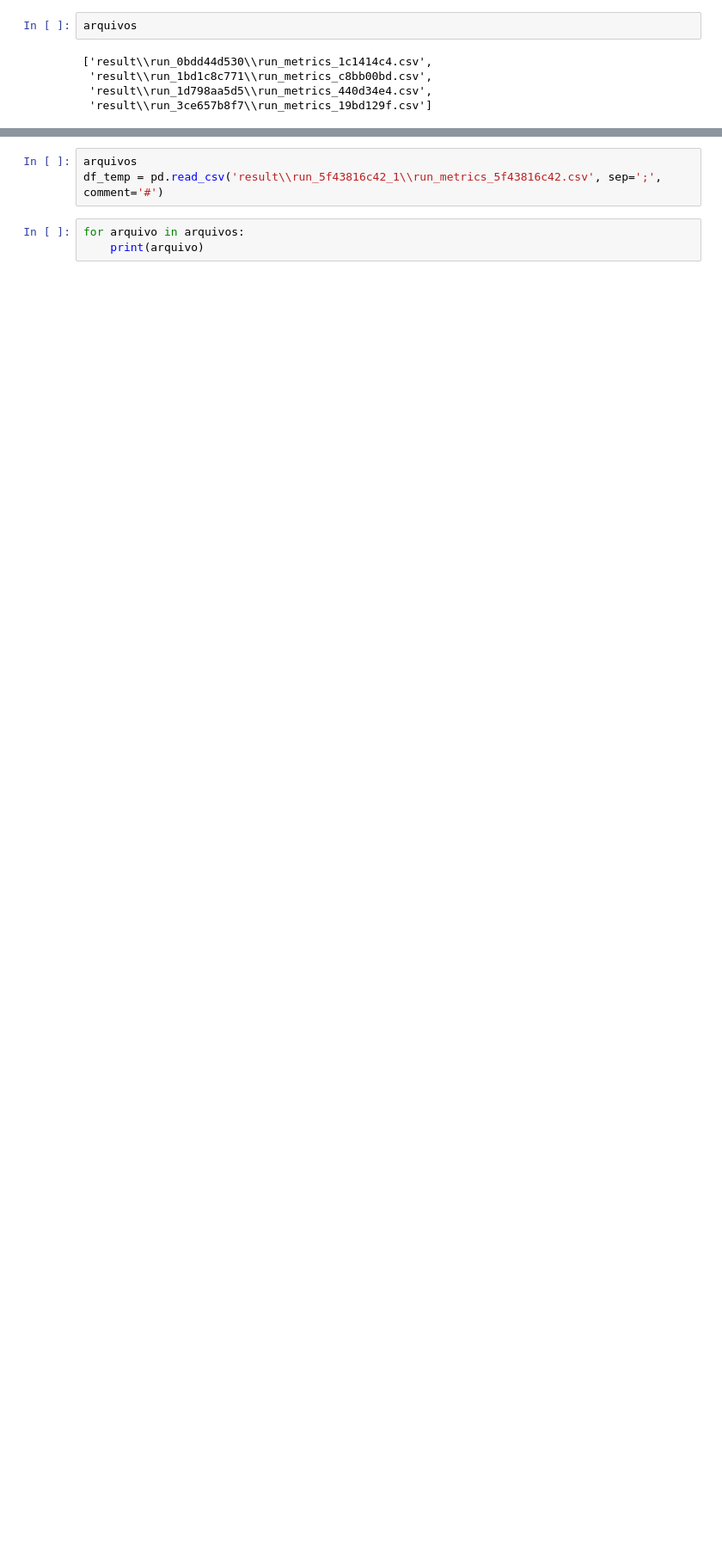
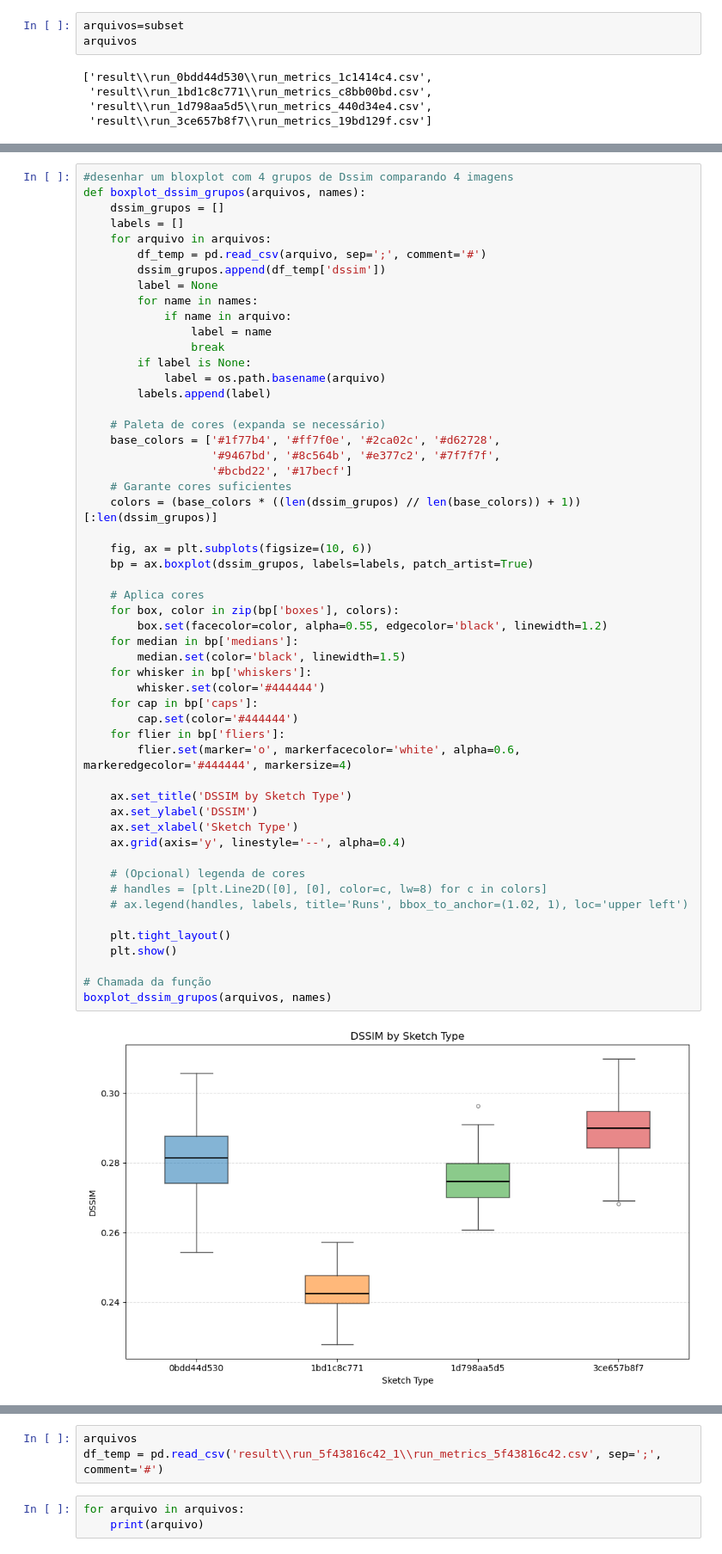
Before and after one commit to lucterres/textureSSD, a Jupyter notebook: Boxplots.ipynb, the cells around one changed output, grey strips where cells are left out. Shown: that part at 86% size. Saved outputs shown, nothing was run; the diff lists cells and outputs as text; blank space fills up the shorter version.

Commit message:
boxplots

```diff
--- a/Boxplots.ipynb
+++ b/Boxplots.ipynb
@@ -131,6 +76,7 @@ arquivos
  'result\\run_5f43816c42_1\\run_metrics_5f43816c42.csv',
  'result\\run_5f43816c42_2\\run_metrics_5f43816c42.csv']
 # %%
+arquivos=subset
 arquivos
 # %% [output]
 ['result\\run_0bdd44d530\\run_metrics_1c1414c4.csv',
@@ -149,3 +104,58 @@ subset
+# %%
+#desenhar um bloxplot com 4 grupos de Dssim comparando 4 imagens
+def boxplot_dssim_grupos(arquivos, names):
+    dssim_grupos = []
+    labels = []
+    for arquivo in arquivos:
+        df_temp = pd.read_csv(arquivo, sep=';', comment='#')
+        dssim_grupos.append(df_temp['dssim'])
+        label = None
+        for name in names:
+            if name in arquivo:
+                label = name
+                break
+        if label is None:
+            label = os.path.basename(arquivo)
+        labels.append(label)
+
+    # Paleta de cores (expanda se necessário)
+    base_colors = ['#1f77b4', '#ff7f0e', '#2ca02c', '#d62728',
+                   '#9467bd', '#8c564b', '#e377c2', '#7f7f7f',
+                   '#bcbd22', '#17becf']
+    # Garante cores suficientes
+    colors = (base_colors * ((len(dssim_grupos) // len(base_colors)) + 1))[:len(dssim_grupos)]
+
+    fig, ax = plt.subplots(figsize=(10, 6))
+    bp = ax.boxplot(dssim_grupos, labels=labels, patch_artist=True)
+
+    # Aplica cores
+    for box, color in zip(bp['boxes'], colors):
+        box.set(facecolor=color, alpha=0.55, edgecolor='black', linewidth=1.2)
+    for median in bp['medians']:
+        median.set(color='black', linewidth=1.5)
+    for whisker in bp['whiskers']:
+        whisker.set(color='#444444')
+    for cap in bp['caps']:
+        cap.set(color='#444444')
+    for flier in bp['fliers']:
+        flier.set(marker='o', markerfacecolor='white', alpha=0.6, markeredgecolor='#444444', markersize=4)
+
+    ax.set_title('DSSIM by Sketch Type')
+    ax.set_ylabel('DSSIM')
+    ax.set_xlabel('Sketch Type')
+    ax.grid(axis='y', linestyle='--', alpha=0.4)
+
+    # (Opcional) legenda de cores
+    # handles = [plt.Line2D([0], [0], color=c, lw=8) for c in colors]
+    # ax.legend(handles, labels, title='Runs', bbox_to_anchor=(1.02, 1), loc='upper left')
+
+    plt.tight_layout()
+    plt.show()
+
+# Chamada da função
+boxplot_dssim_grupos(arquivos, names)
+# %% [output]
+[figure, new version]
 # %%
 # Seleciona um arquivo de métricas
 # Caso já existam caminhos absolutos em 'arquivos', NÃO prefixar com 'result'.
```
Also changed, not shown: parts of 7 cells of this notebook, 1 other file.
